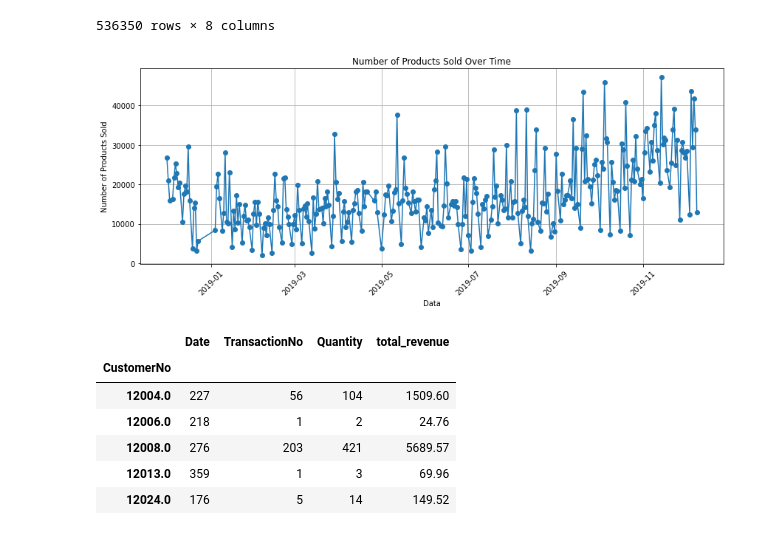
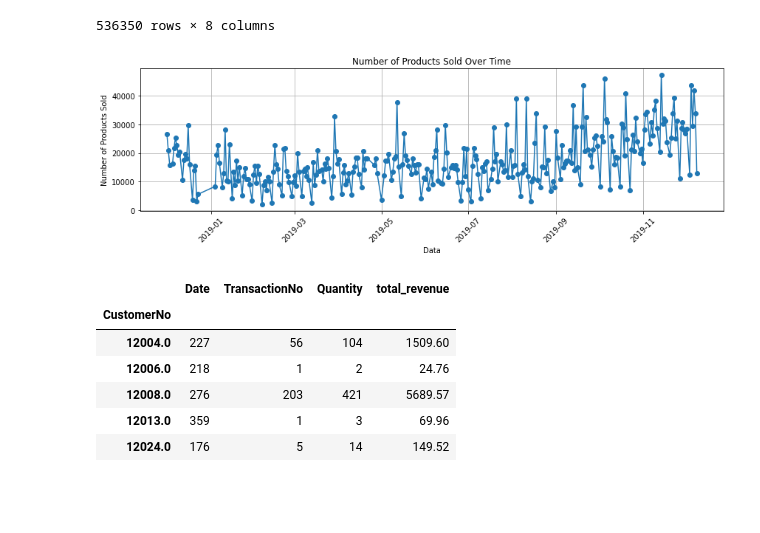
Before and after one commit to pjowsianka/RFM-Analysis, a Jupyter notebook: RFM Analysis.ipynb, the cells around one changed output. Cells and saved outputs as stored; diff of their text form; code cells hidden in the pictures; blank space fills up the shorter version.

```diff
--- a/RFM Analysis.ipynb
+++ b/RFM Analysis.ipynb
@@ -108,24 +112,21 @@ df
 | 6512 | C581406 | 2019-12-08 | 46000S | Polyester Filler Pad 40x40cm | 6.19 | -300 | NaN | United Kingdom |
 536350 rows × 8 columns
 # %%
-import pandas as pd
-import matplotlib.pyplot as plt
-
 df['Date'] = pd.to_datetime(df['Date'])
 daily_sales = df.groupby(df['Date'].dt.date)['Quantity'].sum()
 
-plt.figure(figsize=(12, 5))
+plt.figure(figsize=(12, 4))
 plt.plot(daily_sales.index, daily_sales.values, marker='o', linestyle='-')
 plt.title('Number of Products Sold Over Time')
 plt.xlabel('Data')
 plt.ylabel('Number of Products Sold')
 plt.grid(True)
 
 plt.xticks(rotation=45)
 plt.tight_layout()
 plt.show()
 # %% [output]
-[figure, old version]
+[figure, new version]
 # %%
 grouped = df.groupby('CustomerNo')
 # %%
```
Also changed, not shown: parts of 8 cells of this notebook.
